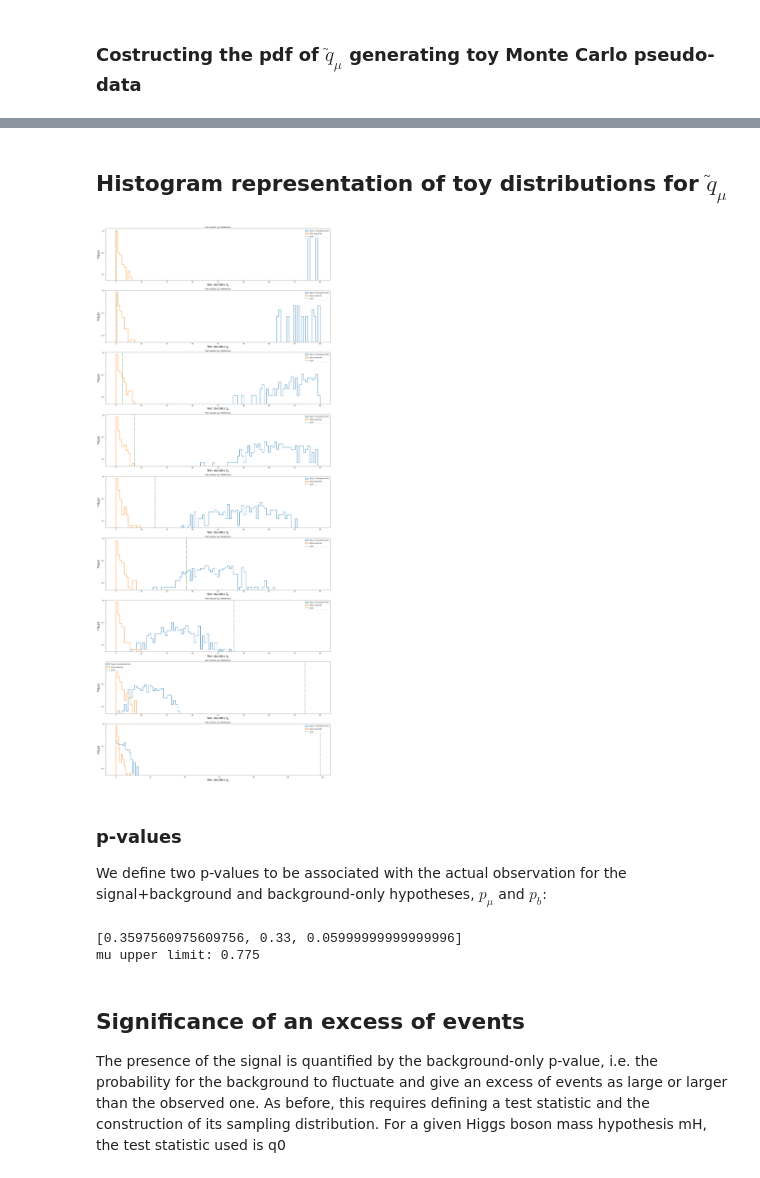
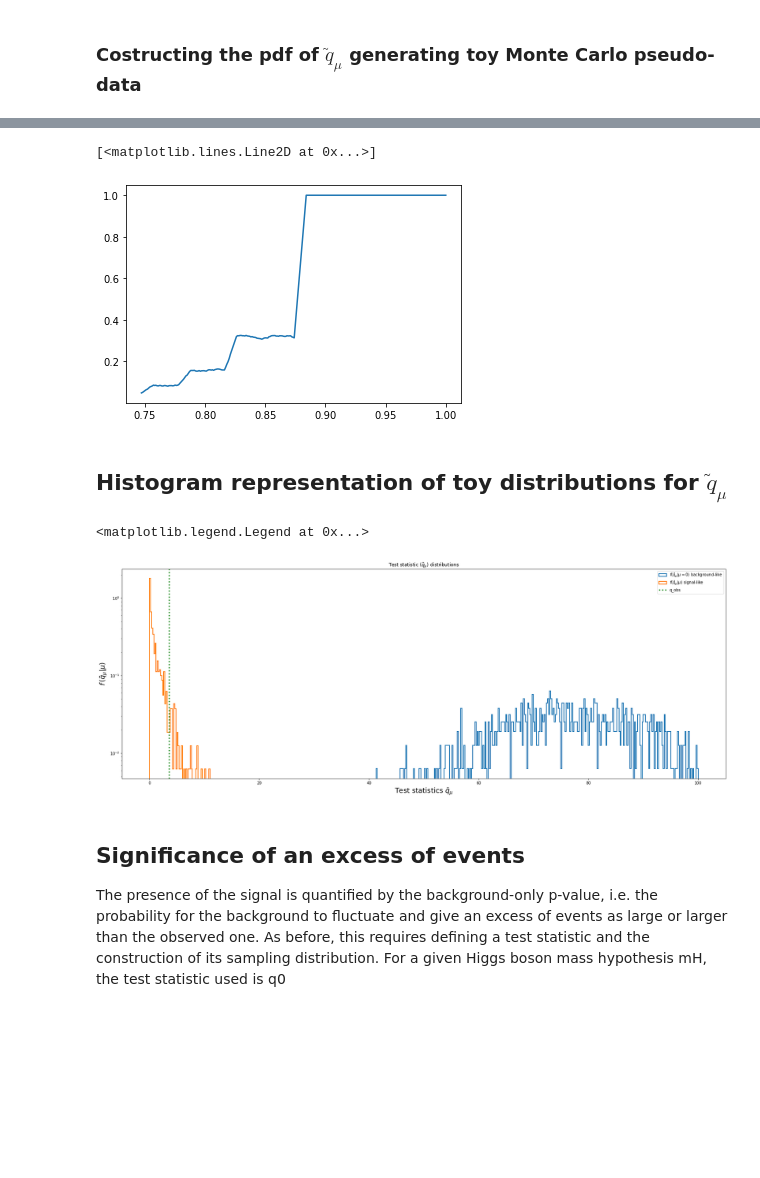
Before and after one commit to emabaci/LCP-mod.-B, a Jupyter notebook: final_project/Statistichal part.ipynb, the cells around one changed output, grey strips where cells are left out. Drawn from its saved outputs; the diff is of its cells as text; code cells hidden in the pictures; blank space fills up the shorter version.

```diff
--- a/final_project/Statistichal part.ipynb
+++ b/final_project/Statistichal part.ipynb
@@ -224,14 +223,13 @@ ax.set_zlabel( 'z' );
 # %% [output]
 [figure]
 # %%
-mu     = np.linspace( 1, 0.1, 9)
+mu = np.linspace( 1, 0.001, 1000)
 # %%
 # Find Theta_0_max obs and Theta_1_max obs:
 
 fun    = lambda x:  - log_likelihood([0,x])
 theta_0_obs  = sp.optimize.minimize(fun, 0.5, bounds=((-1, 1),))["x"]
 
-mu  = np.linspace( 1, 0.1, 9)
 theta_mu_obs = []
 
 for i in mu:
@@ -250,7 +248,7 @@ for i in tqdm(range(len(mu))):
 
     q = q_tilde_mu(mu[i], theta_mu_obs[i], mu_max, theta_max, true_counts)
     q_tilde_obs.append(q)
-    N = 200
+    N = 800
 
     q_0_mus  = np.zeros(N)
     q_mu_mus = np.zeros(N)
@@ -266,3 +264,9 @@ for i in tqdm(range(len(mu))):
 
     q_0_toy.append(q_0_mus)
     q_mu_toy.append(q_mu_mus)
+# %%
+q_tilde_obs = []
+for i in tqdm(range(len(mu))):
+
+    q = q_tilde_mu(mu[i], theta_mu_obs[i], mu_max, theta_max, true_counts)
+    q_tilde_obs.append(q)
@@ -269,68 +350,42 @@ for i in tqdm(range(len(mu))):
+# %%
+plt.plot( mu[0:len(Cls_avg)], Cls_avg)
+# %% [output]
+[<matplotlib.lines.Line2D at 0x...>]
+[figure, added]
 # %% [markdown]
 ## Histogram representation of toy distributions for $\tilde{q}_{\mu}$
 # %%
-fig, ax = plt.subplots(9,1, figsize=(28,70))
-for i,ax in zip(range(len(mu)), ax):
-    bins = np.linspace(0, 80, 100)
+fig, ax = plt.subplots(1,1, figsize=(28,10))
 
-    histogram_0 = ax.hist(q_0_toy[i],
+bins = np.linspace(0, 100, 400)
+
+histogram_0 = ax.hist(q_0_toy[len(Cls_avg)],
                        bins = bins,
                        histtype = 'step',
                        facecolor='c',
                        density=True,
                        label=r"$f(\tilde{q}_{\mu }|\mu = 0)$ background-like",
                        linewidth=2)
 
-    histogram_1 = ax.hist(q_mu_toy[i],
+histogram_1 = ax.hist(q_mu_toy[len(Cls_avg)],
                        bins  = bins,
                        histtype = 'step',
                        facecolor='c',
                        density=True,
                        label =r"$f(\tilde{q}_{\mu }|\mu )$ signal-like",
                        linewidth=2)
 
 
-    ax.axvline(q_tilde_obs[i], color='green', linestyle='dotted', linewidth=3, label = "q_obs")
-    ax.set_yscale('log')
+ax.axvline(q_tilde_obs[len(Cls_avg)], color='green', linestyle='dotted', linewidth=3, label = "q_obs")
+ax.set_yscale('log')
 
-    ax.set_xlabel(r"Test statistics $\tilde{q}_{\mu}$", fontsize=18)
-    ax.set_ylabel(r"$f\,(\tilde{q}_{\mu}|\mu)$", fontsize=18)
-    ax.set_title(r"Test statistic $(\tilde{q}_{\mu})$ distributions")
-    ax.legend()
+ax.set_xlabel(r"Test statistics $\tilde{q}_{\mu}$", fontsize=18)
+ax.set_ylabel(r"$f\,(\tilde{q}_{\mu}|\mu)$", fontsize=18)
+ax.set_title(r"Test statistic $(\tilde{q}_{\mu})$ distributions")
+ax.legend()
 # %% [output]
+<matplotlib.legend.Legend at 0x...>
-[figure, old version]
+[figure, new version]
-# %% [markdown]
-### p-values
-
-We define two p-values to be associated with the actual observation for the signal+background and background-only hypotheses, $p_{\mu}$ and $p_b$:
-# %%
-# To quote the 95% Confidence Level upper limit on µ,
-# to be further denoted as µ95%CL, we adjust µ until we reach CLs = 0.05.
-CLs_val = []
-for i in range(len(mu)):
-    bin_width = 0.5
-    counts_mu, bins_mu = np.histogram(q_mu_toy[8-i], bins=np.arange(200), density=True)
-    counts_0, bins_0   = np.histogram(q_0_toy[8-i],  bins=np.arange(200), density=True)
-
-    counts_mu = np.append(counts_mu,0)
-    counts_0  = np.append(counts_0, 0)
-
-
-    counts_mu_q = counts_mu[bins_mu >= q_tilde_obs[i]]
-    p_val_mu    = sum( bin_width*counts_mu_q )
-
-    counts_0_q   = counts_0[bins_0 >= q_tilde_obs[i]]
-    not_p_val_b  = sum( bin_width*counts_0_q)
-    CLs = p_val_mu/not_p_val_b
-    if(CLs>0.05):
-        CLs_val.append(CLs)
-    else: break
-
-print(CLs_val)
-print('mu upper limit:', mu[len(CLs_val)-1])
-# %% [output]
-[0.3597560975609756, 0.33, 0.05999999999999996]
-mu upper limit: 0.775
 # %% [markdown]
 ## Significance of an excess of events
 
```
Also changed, not shown: parts of 23 cells of this notebook, 1 other file.
